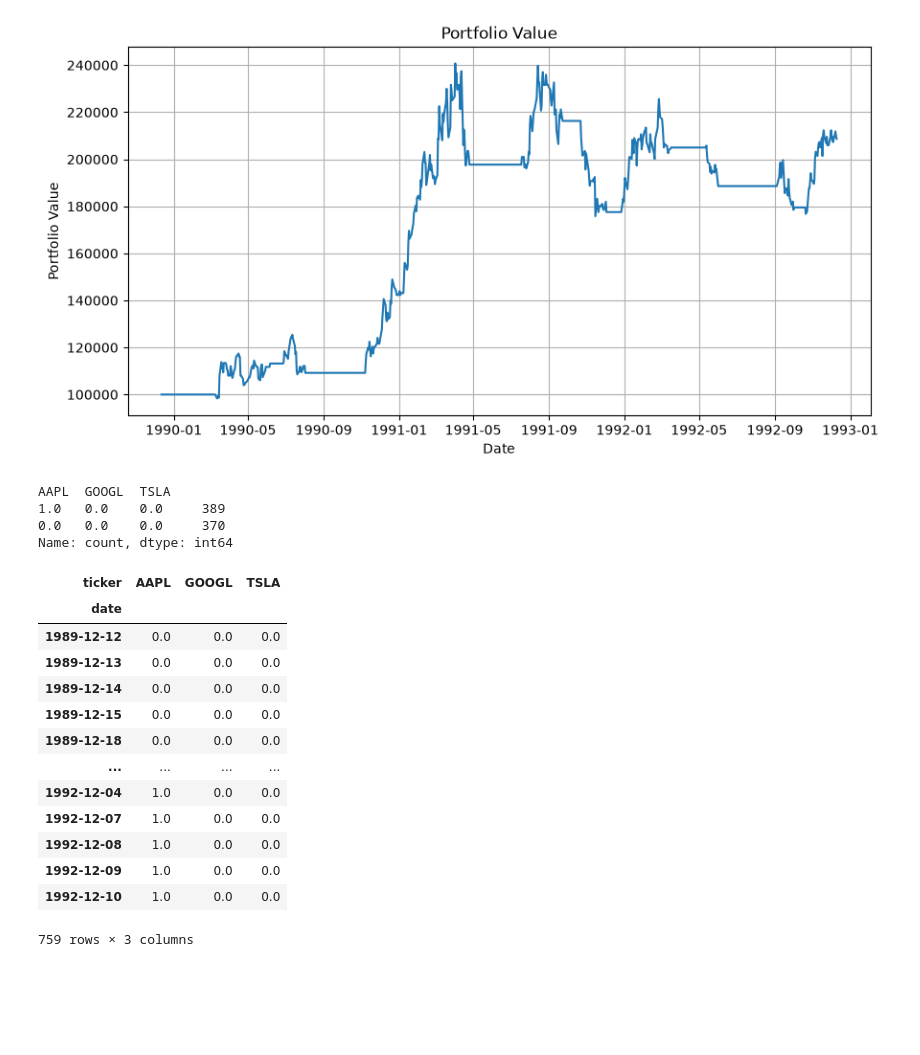
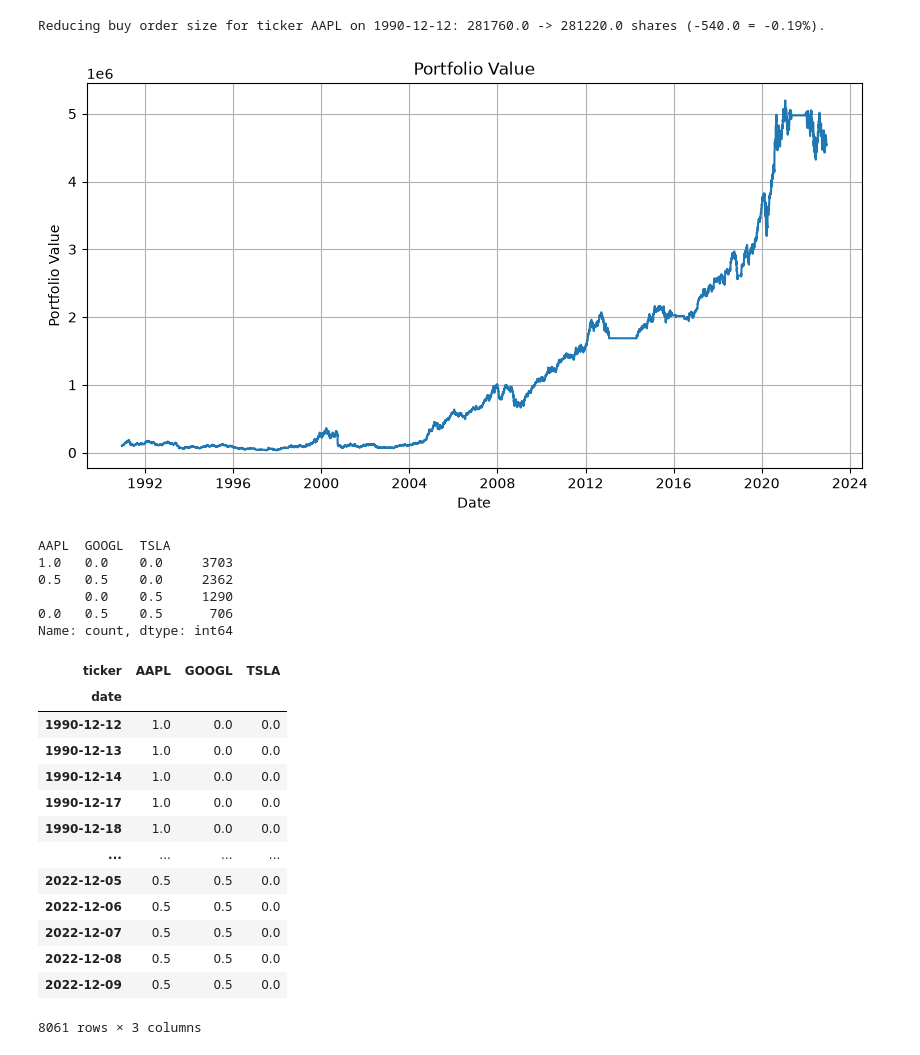
Before and after one commit to FelipeBuzato/AlphaLab, a Jupyter notebook: notebooks/Research.ipynb, the cells around one changed output. Cells and saved outputs as stored; diff of their text form; code cells hidden in the pictures; blank space fills up the shorter version.

```diff
--- a/notebooks/Research.ipynb
+++ b/notebooks/Research.ipynb
@@ -15,51 +15,55 @@ from BackTester.backtester import BackTester
 # %%
 assets = ['AAPL', 'TSLA', 'GOOGL']
 window = 252
 n = 2
-start = "1989-12-12"
-end = "1992-12-10"
+start = "1990-12-12"
+end = "2022-12-10"
 short_window = 10
 long_window = 50
 
-# prices
+# prices and volume
 prices_open = get_prices(assets=assets, field='open', pivot=True)
 prices_close = get_prices(assets=assets, field='close', pivot=True)
+volume = get_prices(assets=assets, field='volume', pivot=True)
 
 # strategy
 weights1 = momentum_strategy(prices_close, window=window, n=n)
 weights2 = MA_strategy(prices_close, long_window, short_window)
 weights3 = cash_only(prices_close)
 
 # Backtest
-bt = BackTester(prices_open, prices_close)
-results = bt.run(weights2, start=start, end=end)
+bt = BackTester(prices_open, prices_close, volume)
+results = bt.run(weights1, start=start, end=end)
 bt.plot_portfolio_value()
 # %% [output]
+Reducing buy order size for ticker AAPL on 1990-12-12: 281760.0 -> 281220.0 shares (-540.0 = -0.19%).
-[figure, old version]
+[figure, new version]
 # %%
 results['Weights'].value_counts()
 # %% [output]
 AAPL  GOOGL  TSLA
-1.0   0.0    0.0     389
-0.0   0.0    0.0     370
+1.0   0.0    0.0     3703
+0.5   0.5    0.0     2362
+      0.0    0.5     1290
+0.0   0.5    0.5      706
 Name: count, dtype: int64
 # %%
 results['Weights']
 # %% [output]
 | ticker | AAPL | GOOGL | TSLA |
 | date |  |  |  |
-| 1989-12-12 | 0.0 | 0.0 | 0.0 |
-| 1989-12-13 | 0.0 | 0.0 | 0.0 |
-| 1989-12-14 | 0.0 | 0.0 | 0.0 |
-| 1989-12-15 | 0.0 | 0.0 | 0.0 |
-| 1989-12-18 | 0.0 | 0.0 | 0.0 |
+| 1990-12-12 | 1.0 | 0.0 | 0.0 |
+| 1990-12-13 | 1.0 | 0.0 | 0.0 |
+| 1990-12-14 | 1.0 | 0.0 | 0.0 |
+| 1990-12-17 | 1.0 | 0.0 | 0.0 |
+| 1990-12-18 | 1.0 | 0.0 | 0.0 |
 | ... | ... | ... | ... |
-| 1992-12-04 | 1.0 | 0.0 | 0.0 |
-| 1992-12-07 | 1.0 | 0.0 | 0.0 |
-| 1992-12-08 | 1.0 | 0.0 | 0.0 |
-| 1992-12-09 | 1.0 | 0.0 | 0.0 |
-| 1992-12-10 | 1.0 | 0.0 | 0.0 |
+| 2022-12-05 | 0.5 | 0.5 | 0.0 |
+| 2022-12-06 | 0.5 | 0.5 | 0.0 |
+| 2022-12-07 | 0.5 | 0.5 | 0.0 |
+| 2022-12-08 | 0.5 | 0.5 | 0.0 |
+| 2022-12-09 | 0.5 | 0.5 | 0.0 |
-759 rows × 3 columns
+8061 rows × 3 columns
 # %%
 cash = results['Cash']
 cash#.iloc[100:150]
```
Also changed, not shown: parts of 8 cells of this notebook, 6 other files.
